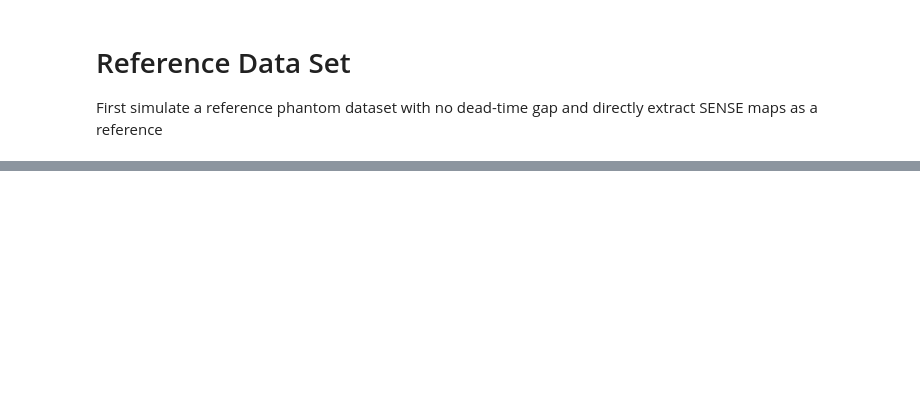
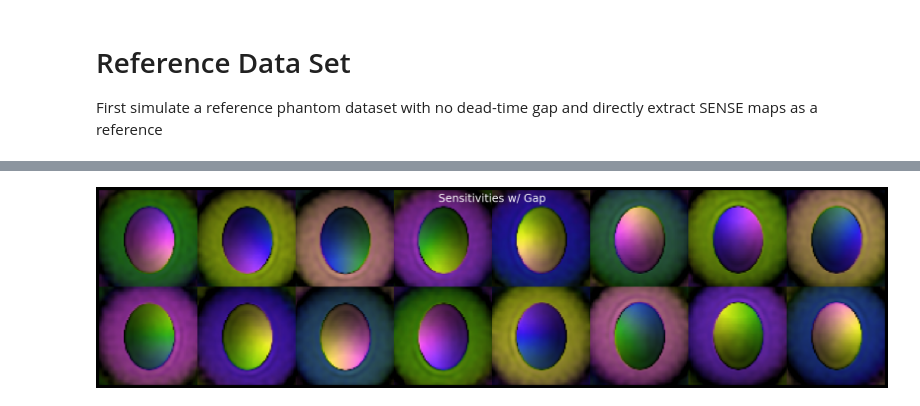
Before and after one commit to spinicist/old-riesling-examples, a Jupyter notebook: espirit.ipynb, the cells around one changed output, grey strips where cells are left out. Saved outputs shown, nothing was run; the diff lists cells and outputs as text; code cells hidden in the pictures; blank space fills up the shorter version.

```diff
--- a/espirit.ipynb
+++ b/espirit.ipynb
@@ -115,0 +34,5 @@ ns.compare('full-direct-cg.nii', 'gap-espirit-cg.nii', component='mag', diff_cli
+# %%
+!riesling sense --kb gap.h5 --lambda=100 --fov=256
+plot_sense('gap-sense.h5', title='Sensitivities w/ Gap')
+# %% [output]
+[figure, added]
```
Also changed, not shown: parts of 38 cells of this notebook, 3 other files.
